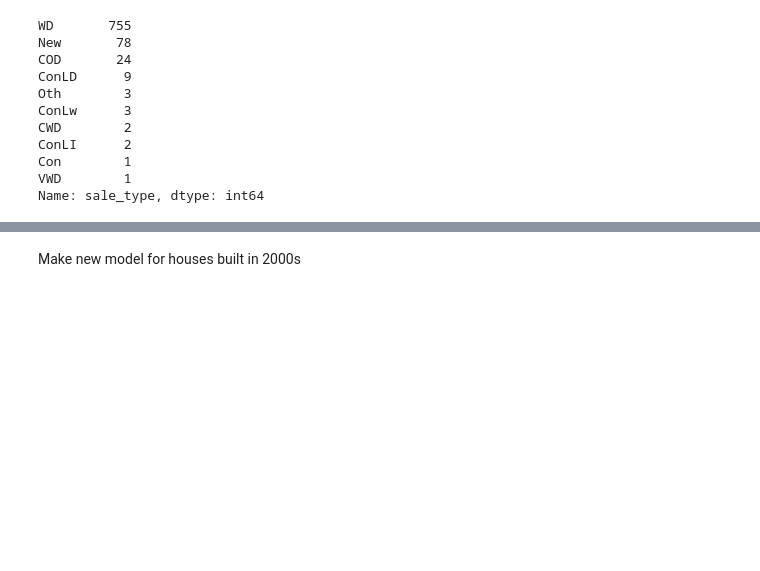
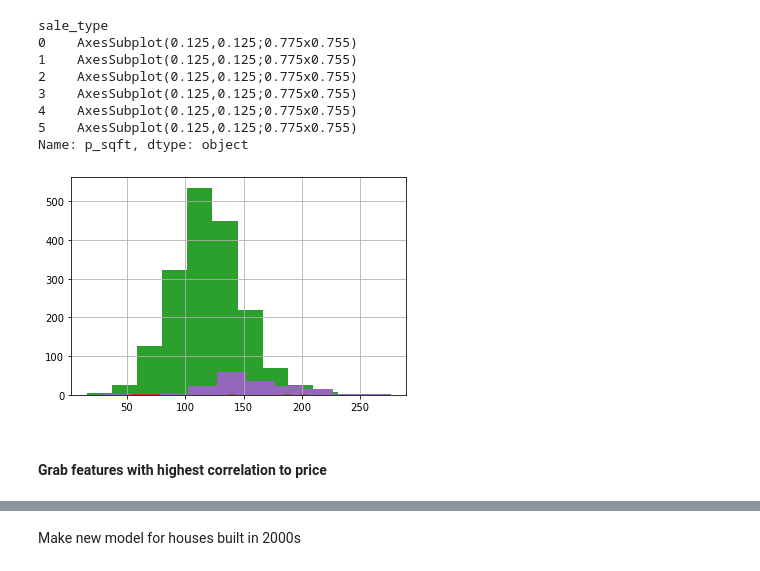
Before and after one commit to woodstockwins/1213-iris, a Jupyter notebook: projects/project-2-master/1_p2_simple_models.ipynb, the cells around one changed output, grey strips where cells are left out. Saved outputs shown, nothing was run; the diff lists cells and outputs as text; code cells hidden in the pictures; blank space fills up the shorter version.

```diff
--- a/projects/project-2-master/1_p2_simple_models.ipynb
+++ b/projects/project-2-master/1_p2_simple_models.ipynb
@@ -536,18 +550,14 @@ data_local[['sale_type', 'p_sqft']].groupby(['sale_type']).mean().sort_values(by
-# %%
-data_local['sale_type'] = data_local['sale_type'].map({'COD':0, 'ConLw':1, 'ConLd':1, 'Oth':2, 'WD':2, 'ConLI':3, 'CWD':3, 'New':4, 'Con':5, 'VWD':2})
-# %%
-data_testing['sale_type'].value_counts()
-# %% [output]
-WD       755
-New       78
-COD       24
-ConLD      9
-Oth        3
-ConLw      3
-CWD        2
-ConLI      2
-Con        1
-VWD        1
-Name: sale_type, dtype: int64
-# %%
-data_local['foundation'] = data_local['foundation'].map({'Slab':0, 'Stone':1, 'BrkTil':2, 'CBlock':3, 'PConc':4, 'Wood':5})
+# %%
+data_local[['sale_type', 'p_sqft']].groupby(['sale_type'])['p_sqft'].hist()
+# %% [output]
+sale_type
+0    AxesSubplot(0.125,0.125;0.775x0.755)
+1    AxesSubplot(0.125,0.125;0.775x0.755)
+2    AxesSubplot(0.125,0.125;0.775x0.755)
+3    AxesSubplot(0.125,0.125;0.775x0.755)
+4    AxesSubplot(0.125,0.125;0.775x0.755)
+5    AxesSubplot(0.125,0.125;0.775x0.755)
+Name: p_sqft, dtype: object
+[figure, added]
+# %% [markdown]
+#### Grab features with highest correlation to price
```
Also changed, not shown: parts of 115 cells of this notebook, 12 other files.
